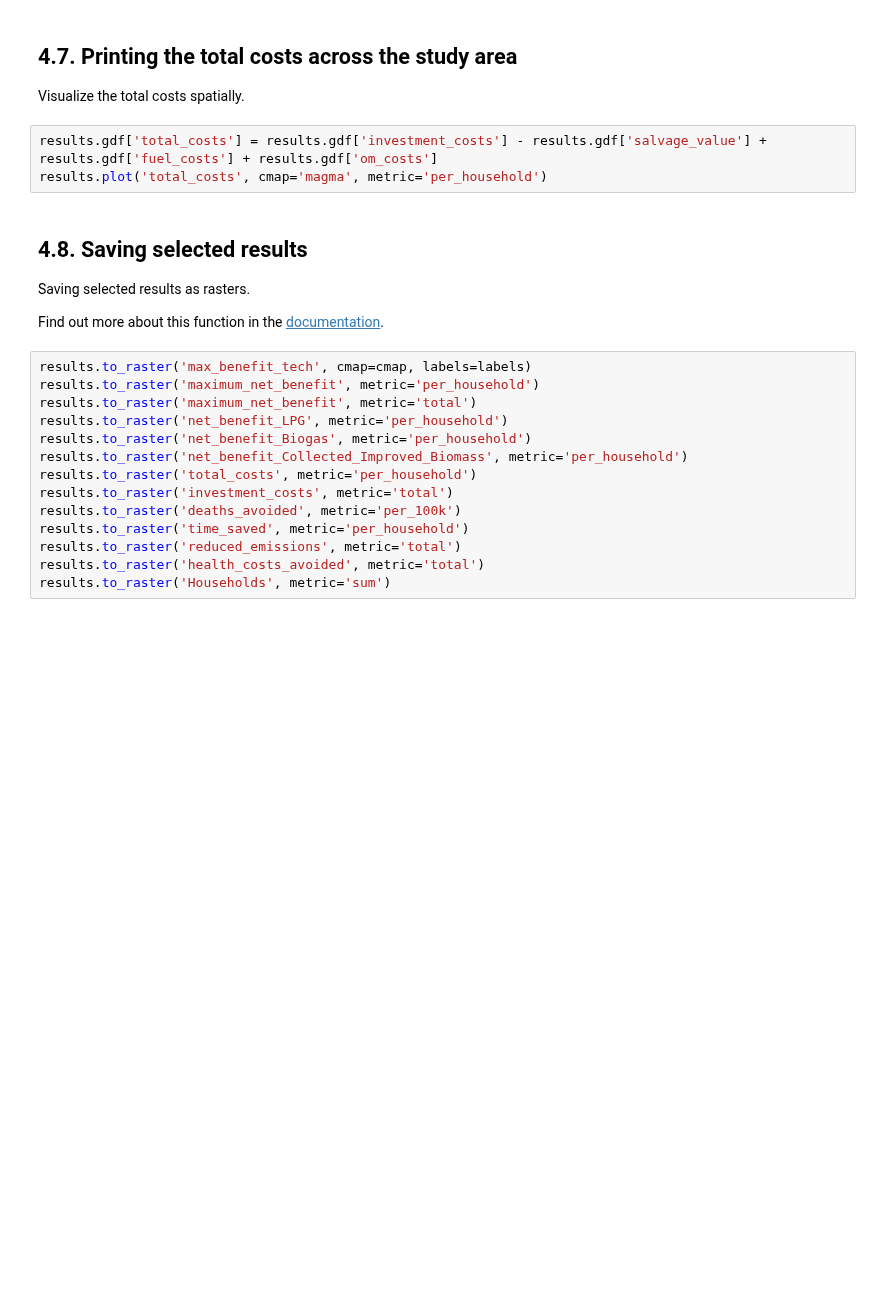
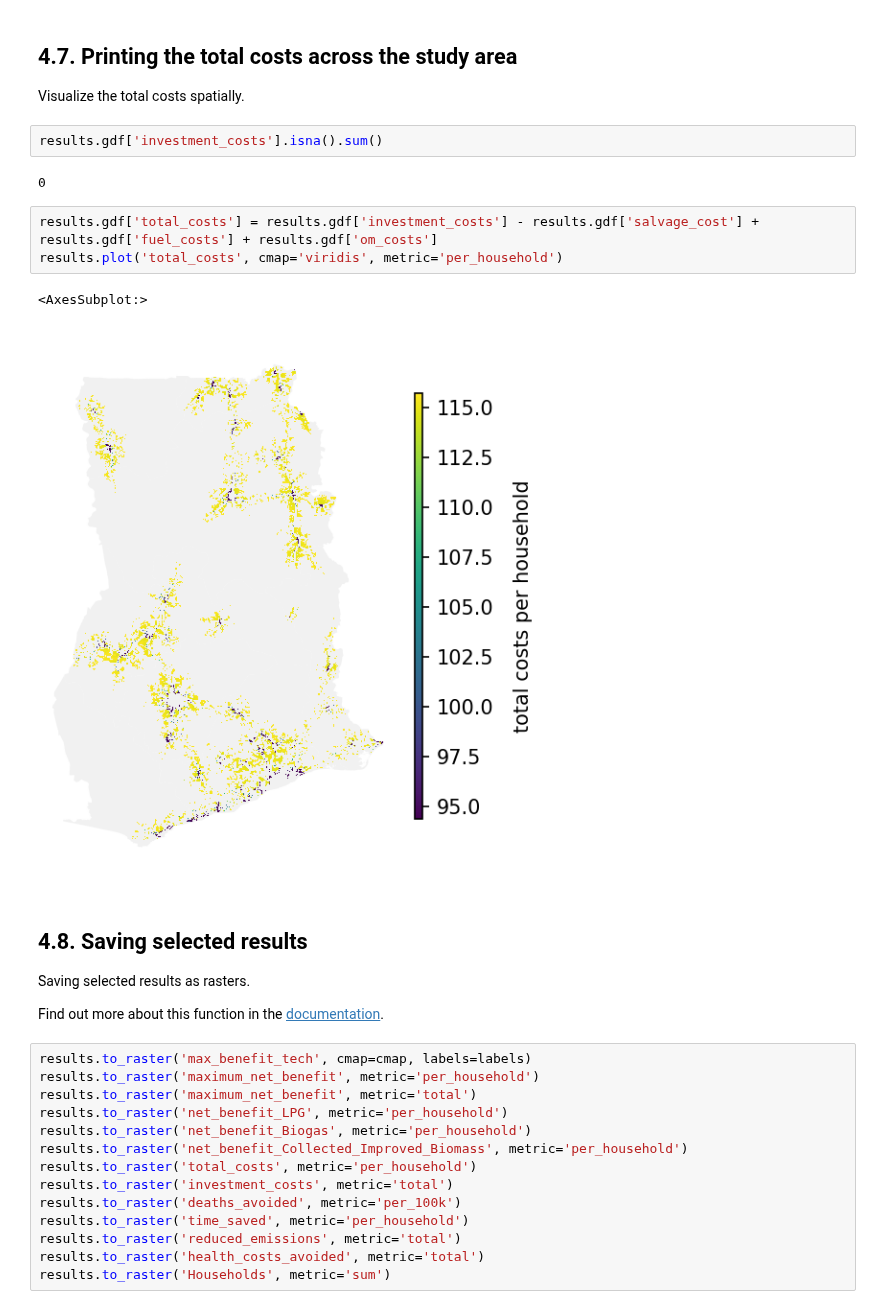
Before and after one commit to Open-Source-Spatial-Clean-Cooking-Tool/OnStove, a Jupyter notebook: example/OnStove_notebook.ipynb, the cells around one changed output. Saved outputs shown, nothing was run; the diff lists cells and outputs as text; blank space fills up the shorter version.

```diff
--- a/example/OnStove_notebook.ipynb
+++ b/example/OnStove_notebook.ipynb
@@ -530,9 +536,16 @@ results.plot('maximum_net_benefit', cmap='magma', metric='per_household')
 ## 4.7. Printing the total costs across the study area
 
 Visualize the total costs spatially.
+# %%
+results.gdf['investment_costs'].isna().sum()
+# %% [output]
+0
 # %%
-results.gdf['total_costs'] = results.gdf['investment_costs'] - results.gdf['salvage_value'] + results.gdf['fuel_costs'] + results.gdf['om_costs']
-results.plot('total_costs', cmap='magma', metric='per_household')
+results.gdf['total_costs'] = results.gdf['investment_costs'] - results.gdf['salvage_cost'] + results.gdf['fuel_costs'] + results.gdf['om_costs']
+results.plot('total_costs', cmap='viridis', metric='per_household')
+# %% [output]
+<AxesSubplot:>
+[figure, added]
 # %% [markdown]
 ## 4.8. Saving selected results
 
```
Also changed, not shown: parts of 7 cells of this notebook, 2 other files.
